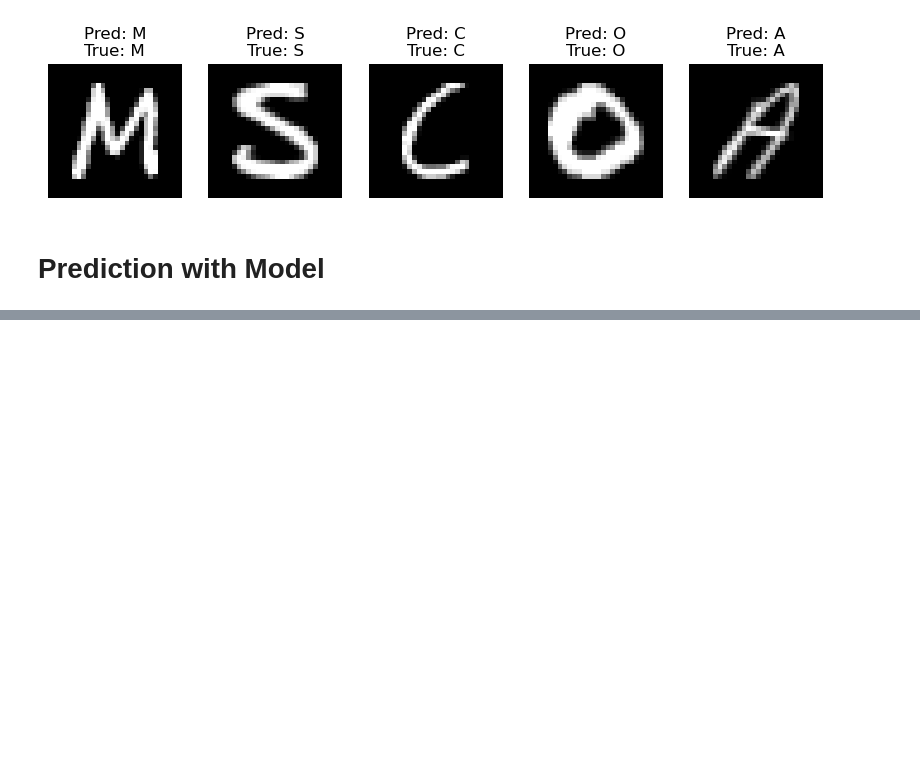
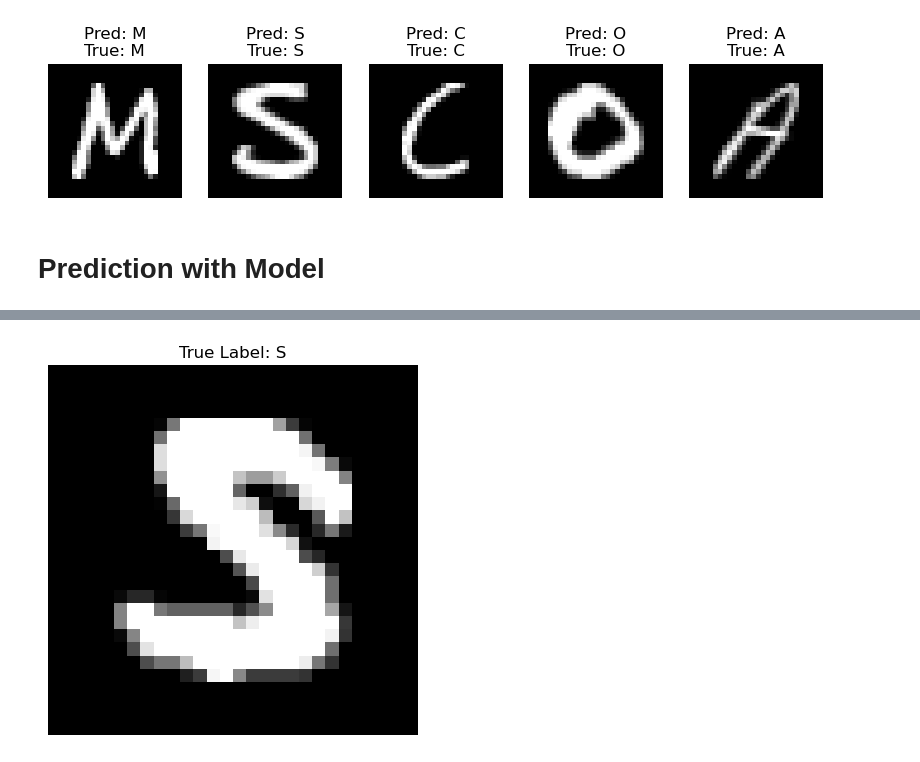
Before and after one commit to bharath9812/CodeAplha_Machine_Learning_Internship, a Jupyter notebook: Handwritten-Character-Recognition/Handwritten_Char_Recog.ipynb, the cells around one changed output, grey strips where cells are left out. Cells and saved outputs as stored; diff of their text form; code cells hidden in the pictures; blank space fills up the shorter version.

```diff
--- a/Handwritten-Character-Recognition/Handwritten_Char_Recog.ipynb
+++ b/Handwritten-Character-Recognition/Handwritten_Char_Recog.ipynb
@@ -280,0 +281,37 @@ Predicted Label: P
+# %%
+import numpy as np
+import matplotlib.pyplot as plt
+import tensorflow as tf
+
+# Load the model
+model = tf.keras.models.load_model('model.h5')
+
+# Load the dataset
+data = pd.read_csv('/Volumes/Personal/ML_Code Alpha/Handwritten-Character-Recognition/A-Z handwritten characters/A_Z Handwritten Data.csv').astype('float32')
+X = data.drop('0', axis=1).values
+y = data['0'].values
+
+X = X.reshape(X.shape[0], 28, 28, 1) / 255.0
+y = to_categorical(y, num_classes=26)
+
+# Select a random image from the dataset
+index = np.random.randint(0, X.shape[0])
+sample_image = X[index]
+sample_label = np.argmax(y[index])
+
+# Display the image
+plt.imshow(sample_image.reshape(28, 28), cmap='gray')
+plt.title(f"True Label: {chr(sample_label + 65)}")
+plt.axis('off')
+plt.show()
+
+# Prepare the image for prediction
+sample_image_expanded = np.expand_dims(sample_image, axis=0)
+
+# Predict the label
+prediction = model.predict(sample_image_expanded)
+predicted_label = np.argmax(prediction, axis=1)[0]
+
+print(f"Predicted Label: {chr(predicted_label + 65)}")
+# %% [output]
+[figure, added]
```
Also changed, not shown: parts of 2 cells of this notebook.
